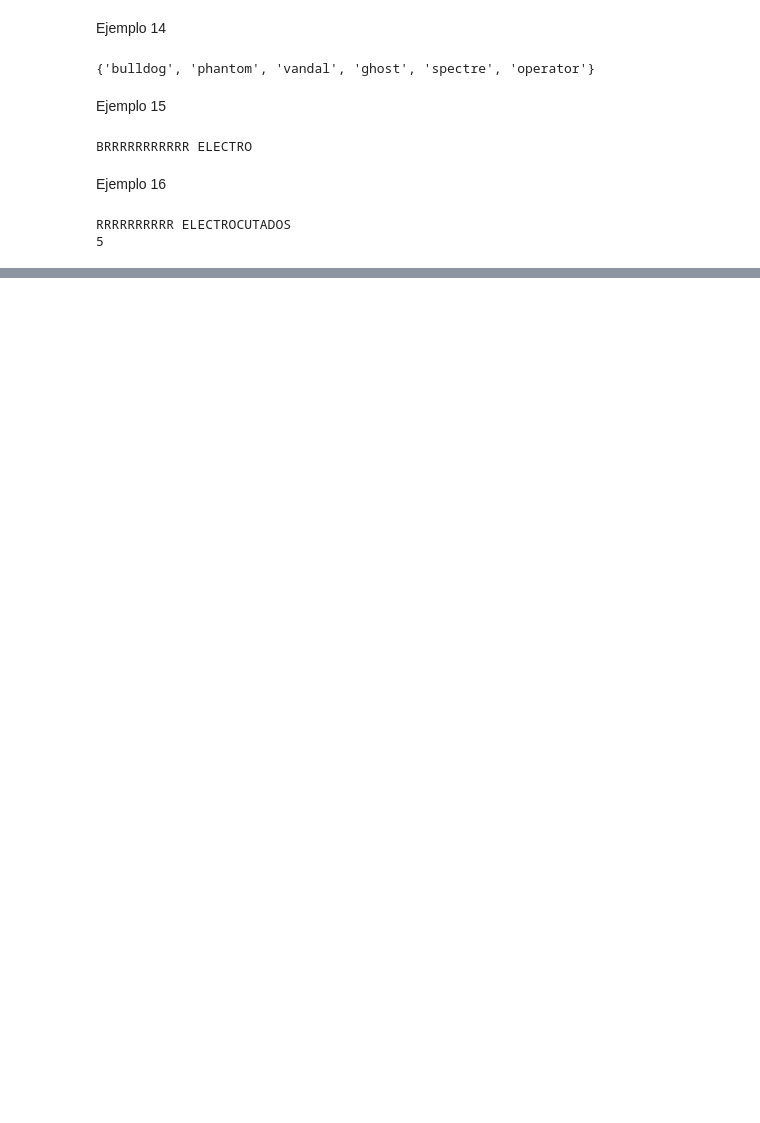
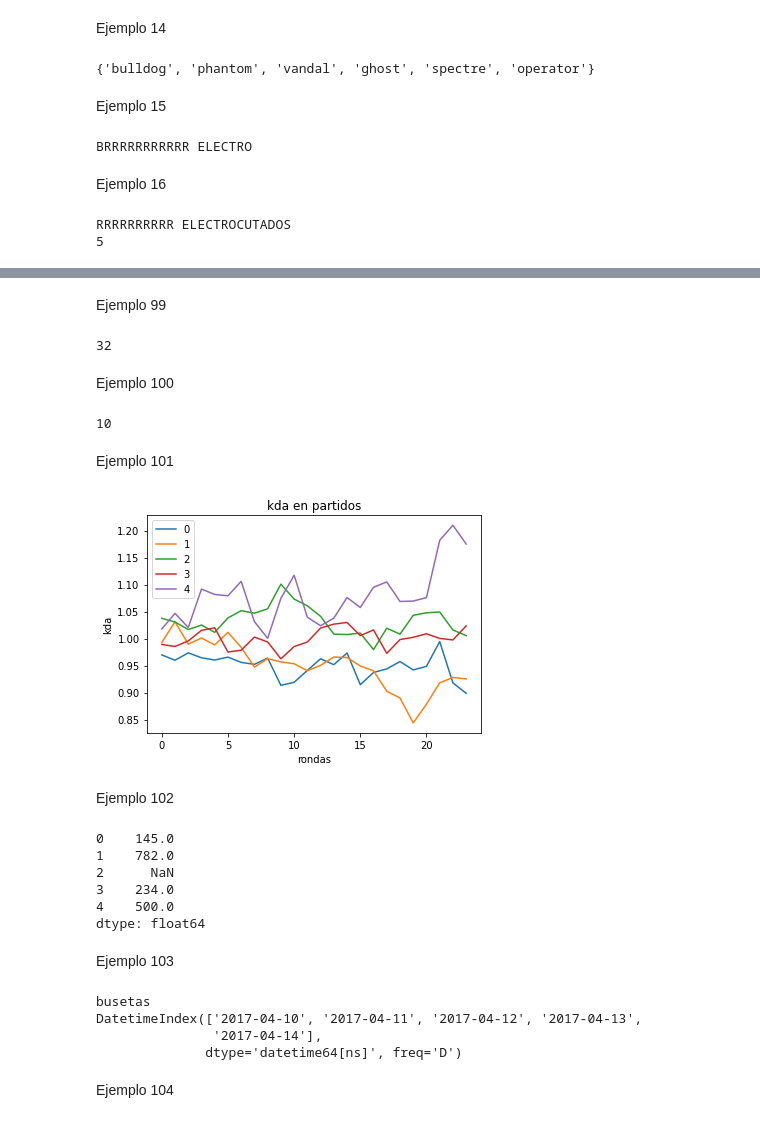
Before and after one commit to jumorenop/MetNumUN2022II, a Jupyter notebook: Lab1/Lab1.ipynb, the cells around one changed output, grey strips where cells are left out. Cells and saved outputs as stored; diff of their text form; code cells hidden in the pictures; blank space fills up the shorter version.

```diff
--- a/Lab1/Lab1.ipynb
+++ b/Lab1/Lab1.ipynb
@@ -133,0 +790,55 @@ RRRRRRRRRR ELECTROCUTADOS
+# %% [markdown]
+Ejemplo 99
+# %%
+v1=[1,2,3]
+v2=[4,5,6]
+print (np.dot(v1,v2))
+# %% [output]
+32
+# %% [markdown]
+Ejemplo 100
+# %%
+v3=[1,0,1]
+print (np.dot(v3,v2))
+# %% [output]
+10
+# %% [markdown]
+Ejemplo 101
+# %%
+import numpy as np
+import pandas as pd
+import matplotlib.pyplot as plt
+ret = pd.DataFrame(np.random.normal(1.0, 0.03, (24, 5)))
+prices = ret.cumprod()
+prices.plot()
+plt.title('kda en partidos')
+plt.xlabel('rondas')
+plt.ylabel('kda')
+plt.legend(loc=0);
+# %% [output]
+[figure, added]
+# %% [markdown]
+Ejemplo 102
+# %%
+s = pd.Series([145, 782, np.nan, 234, 500])
+print (s)
+# %% [output]
+0    145.0
+1    782.0
+2      NaN
+3    234.0
+4    500.0
+dtype: float64
+# %% [markdown]
+Ejemplo 103
+# %%
+s.name = "busetas"
+print (s.name)
+print (s.index)
+# %% [output]
+busetas
+DatetimeIndex(['2017-04-10', '2017-04-11', '2017-04-12', '2017-04-13',
+               '2017-04-14'],
+              dtype='datetime64[ns]', freq='D')
+# %% [markdown]
+Ejemplo 104
```
Also changed, not shown: parts of 241 cells of this notebook.
